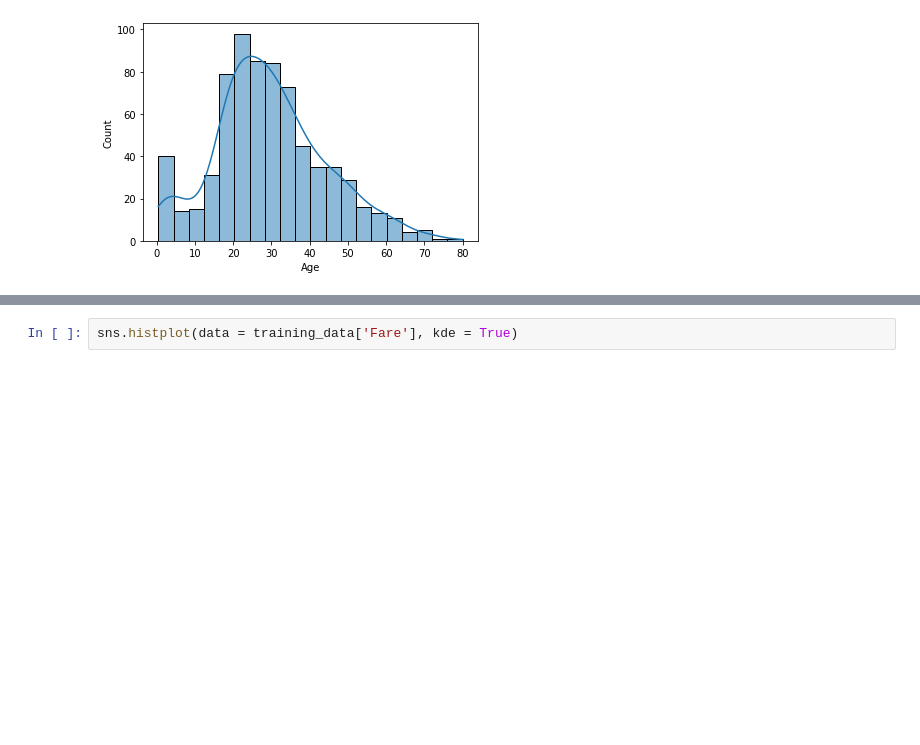
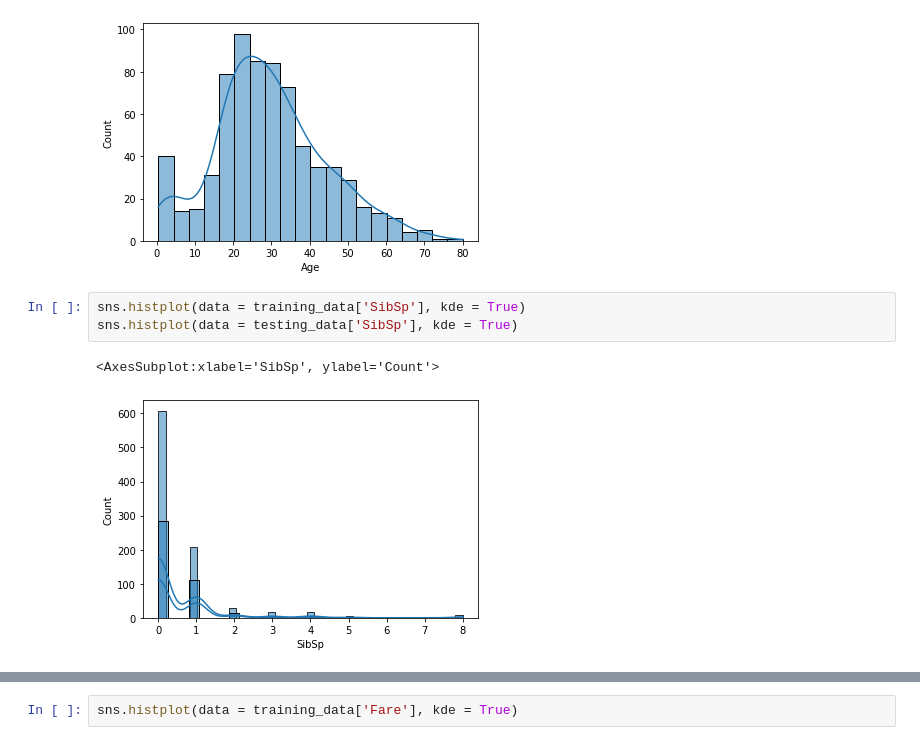
Before and after one commit to eliasvolonakis/titanic-kaggle-competition-submission, a Jupyter notebook: titanic-notebook.ipynb, the cells around one changed output, grey strips where cells are left out. Cells and saved outputs as stored; diff of their text form; blank space fills up the shorter version.

```diff
--- a/titanic-notebook.ipynb
+++ b/titanic-notebook.ipynb
@@ -150,3 +150,9 @@ sns.histplot(data = training_data['Age'], kde = True)
 # %% [output]
 <AxesSubplot:xlabel='Age', ylabel='Count'>
 [figure]
+# %%
+sns.histplot(data = training_data['SibSp'], kde = True)
+sns.histplot(data = testing_data['SibSp'], kde = True)
+# %% [output]
+<AxesSubplot:xlabel='SibSp', ylabel='Count'>
+[figure, added]
```
Also changed, not shown: parts of 17 cells of this notebook.
